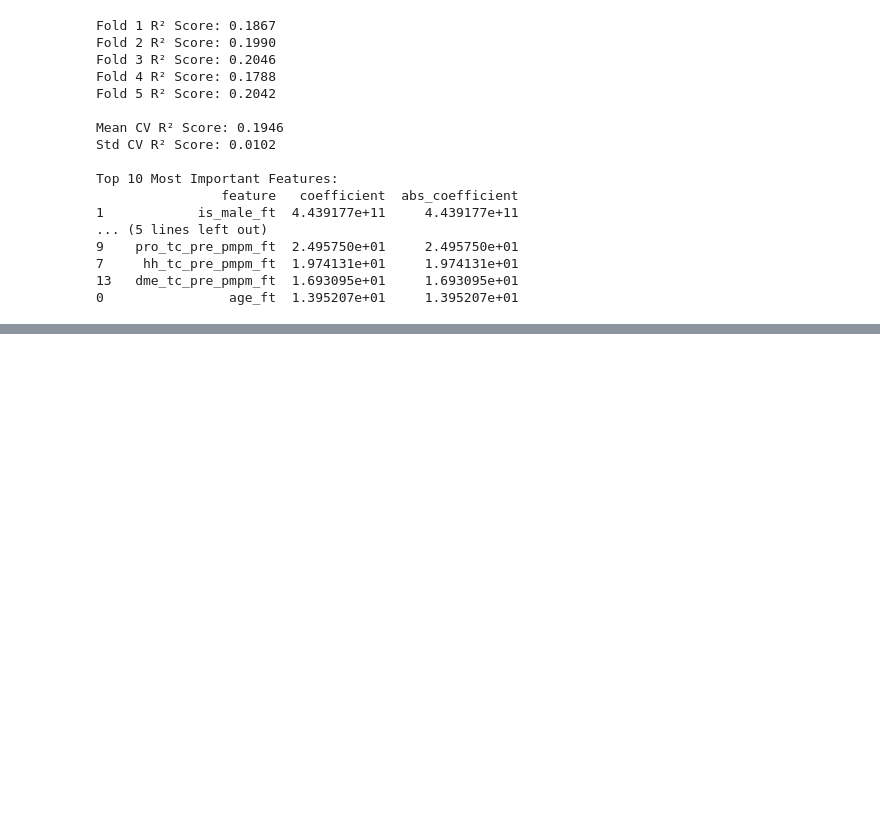
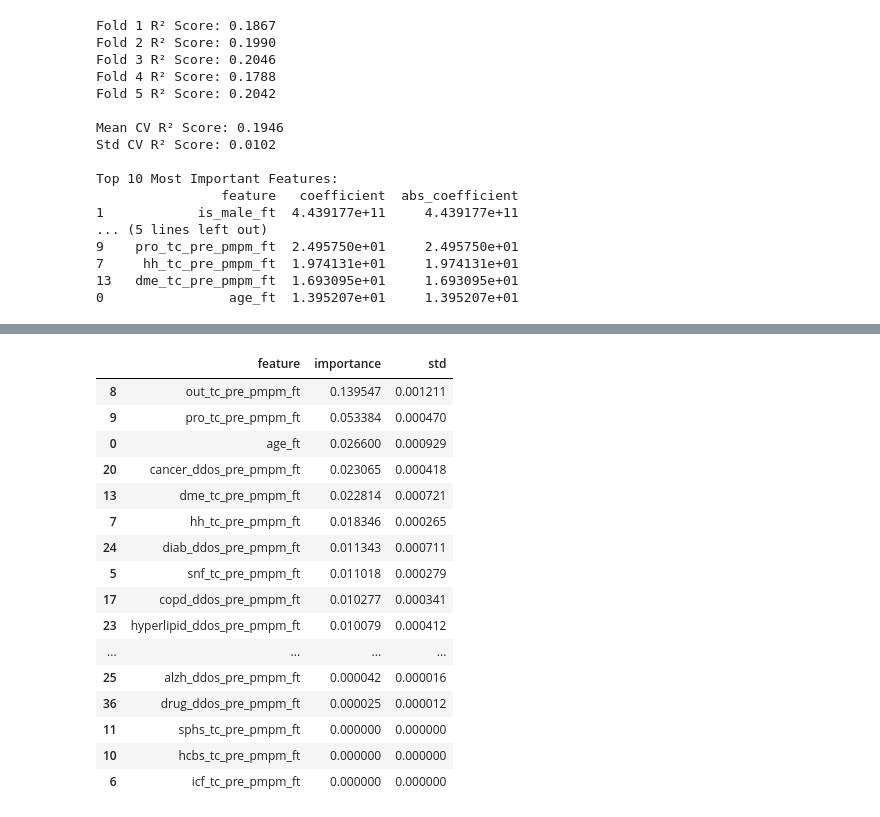
Before and after one commit to Main-Street-Health/data-analytics, a Jupyter notebook: notebooks/cost_modelling/20250210_cost_modelling.ipynb, the cells around one changed output, grey strips where cells are left out. Drawn from its saved outputs; the diff is of its cells as text; code cells hidden in the pictures; blank space fills up the shorter version.

```diff
--- a/notebooks/cost_modelling/20250210_cost_modelling.ipynb
+++ b/notebooks/cost_modelling/20250210_cost_modelling.ipynb
@@ -32,7 +32,7 @@ pd.options.display.max_columns = 500
 ### Load raw data
 # %%
 query = f"select * from junk.ml_training_samples_20250210;"
-df = cb_utils.sql_query_to_df(query, use_cache=False, source='msh_analytics')
+df = cb_utils.sql_query_to_df(query, use_cache=True, source='msh_analytics')
 # %% [output]
 Pulling query from db
 # %%
@@ -172,0 +215,36 @@ Top 10 Most Important Features:
+# %%
+# Calculate permutation feature importance
+from sklearn.inspection import permutation_importance
+# Split training data into train and validation sets
+X_train_final, X_val, y_train_final, y_val = train_test_split(
+    X_train, y_train,
+    test_size=0.2,
+    random_state=42
+)
+
+# Scale the features
+X_train_final_scaled = scaler.fit_transform(X_train_final)
+X_val_scaled = scaler.transform(X_val)
+
+# Train model on final training set
+model.fit(X_train_final_scaled, y_train_final)
+
+# Evaluate on validation set
+y_val_pred = model.predict(X_val_scaled)
+val_r2 = r2_score(y_val, y_val_pred)
+print(f"\nValidation Set R² Score: {val_r2:.4f}")
+
+# Calculate permutation importance on validation set
+result = permutation_importance(
+    model, X_fold_val_scaled, y_fold_val,
+    n_repeats=10,
+    random_state=42
+)
+
+# Create DataFrame of feature importances
+importances = pd.DataFrame(
+    {'feature': X_train.columns,
+     'importance': result.importances_mean,
+     'std': result.importances_std}
+)
+importances = importances.sort_values('importance', ascending=False)
@@ -172,0 +280,20 @@ Top 10 Most Important Features:
+# %%
+importances.head(55)
+# %% [output]
+|  | feature | importance | std |
+| 8 | out_tc_pre_pmpm_ft | 0.139547 | 0.001211 |
+| 9 | pro_tc_pre_pmpm_ft | 0.053384 | 0.000470 |
+| 0 | age_ft | 0.026600 | 0.000929 |
+| 20 | cancer_ddos_pre_pmpm_ft | 0.023065 | 0.000418 |
+| 13 | dme_tc_pre_pmpm_ft | 0.022814 | 0.000721 |
+| 7 | hh_tc_pre_pmpm_ft | 0.018346 | 0.000265 |
+| 24 | diab_ddos_pre_pmpm_ft | 0.011343 | 0.000711 |
+| 5 | snf_tc_pre_pmpm_ft | 0.011018 | 0.000279 |
+| 17 | copd_ddos_pre_pmpm_ft | 0.010277 | 0.000341 |
+| 23 | hyperlipid_ddos_pre_pmpm_ft | 0.010079 | 0.000412 |
+| ... | ... | ... | ... |
+| 25 | alzh_ddos_pre_pmpm_ft | 0.000042 | 0.000016 |
+| 36 | drug_ddos_pre_pmpm_ft | 0.000025 | 0.000012 |
+| 11 | sphs_tc_pre_pmpm_ft | 0.000000 | 0.000000 |
+| 10 | hcbs_tc_pre_pmpm_ft | 0.000000 | 0.000000 |
+| 6 | icf_tc_pre_pmpm_ft | 0.000000 | 0.000000 |
```
Also changed, not shown: parts of 8 cells of this notebook, 8 other files.
